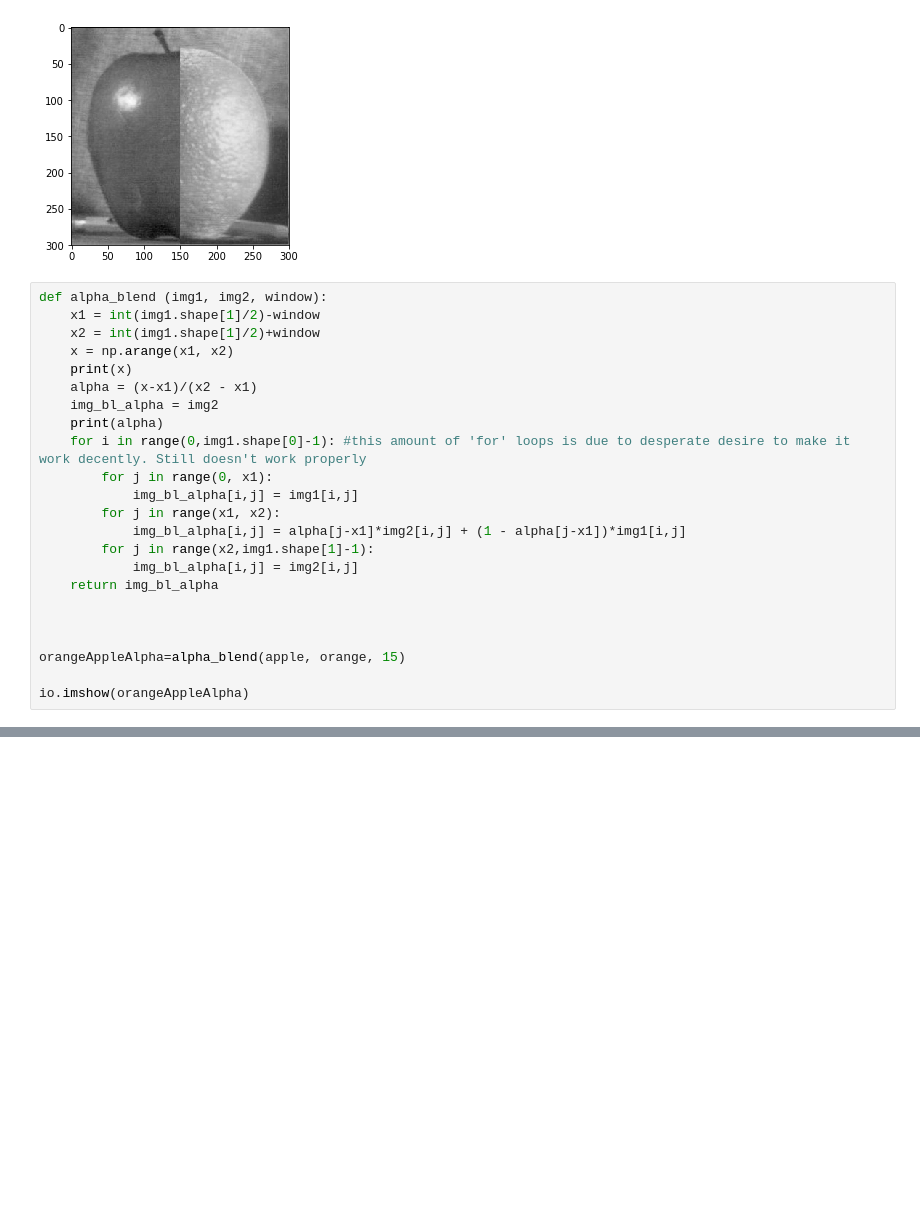
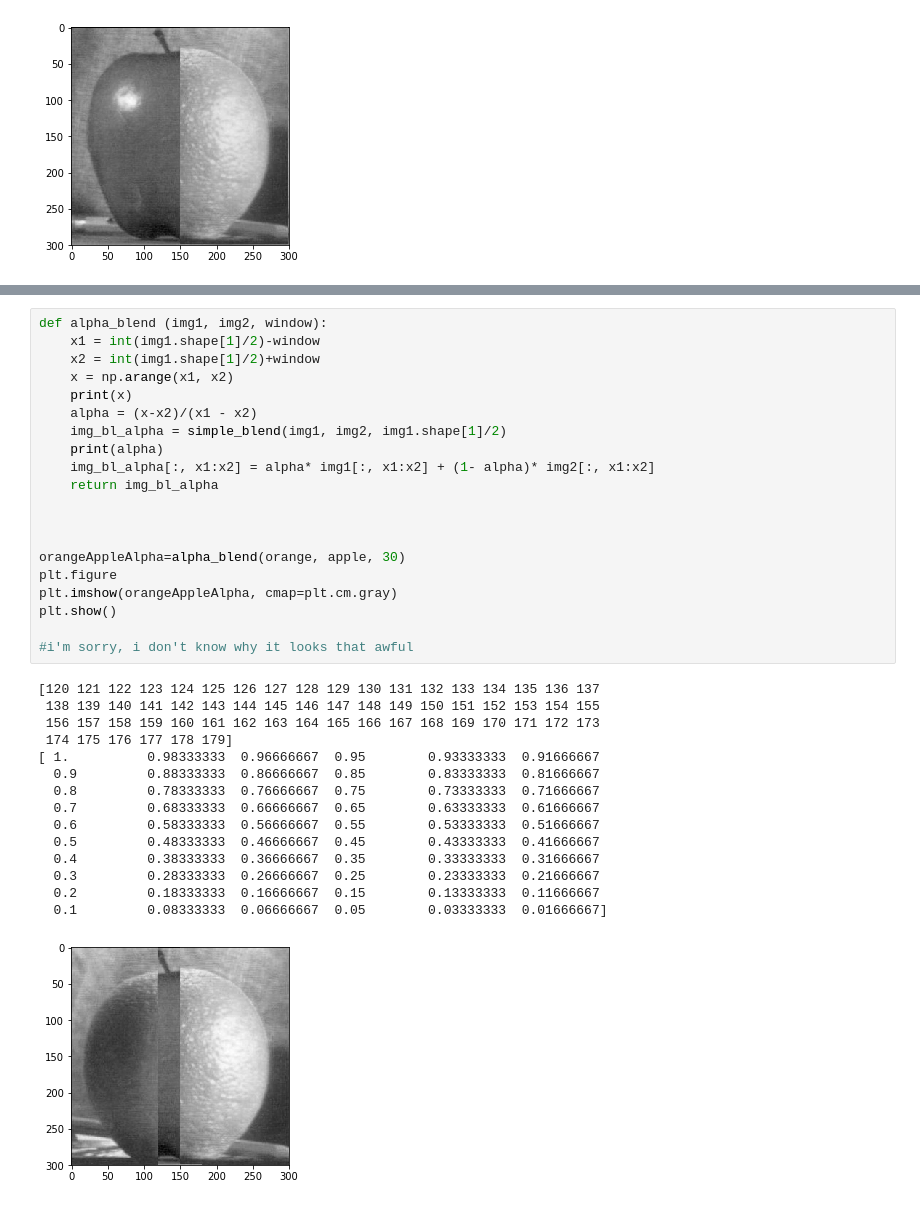
Before and after one commit to LizaGenke/B31XB-IIP-TP-1718, a Jupyter notebook: 3-interpolation-blending/3-interpolation-blending.ipynb, the cells around one changed output, grey strips where cells are left out. Saved outputs shown, nothing was run; the diff lists cells and outputs as text; blank space fills up the shorter version.

```diff
--- a/3-interpolation-blending/3-interpolation-blending.ipynb
+++ b/3-interpolation-blending/3-interpolation-blending.ipynb
@@ -106,26 +106,3 @@ plt.imshow(orangeAppleSimple, cmap=cm.gray)
 # %% [output]
 <matplotlib.image.AxesImage object at 0x...>
 [figure]
-# %%
-def alpha_blend (img1, img2, window):
-    x1 = int(img1.shape[1]/2)-window
-    x2 = int(img1.shape[1]/2)+window
-    x = np.arange(x1, x2)
-    print(x)
-    alpha = (x-x1)/(x2 - x1)
-    img_bl_alpha = img2
-    print(alpha)
-    for i in range(0,img1.shape[0]-1): #this amount of 'for' loops is due to desperate desire to make it work decently. Still doesn't work properly
-        for j in range(0, x1):
-            img_bl_alpha[i,j] = img1[i,j]
-        for j in range(x1, x2):
-            img_bl_alpha[i,j] = alpha[j-x1]*img2[i,j] + (1 - alpha[j-x1])*img1[i,j]
-        for j in range(x2,img1.shape[1]-1):
-            img_bl_alpha[i,j] = img2[i,j]
-    return img_bl_alpha
-
-
-
-orangeAppleAlpha=alpha_blend(apple, orange, 15)
-
-io.imshow(orangeAppleAlpha)
@@ -177,0 +109,36 @@ print(pLApple)
+# %%
+def alpha_blend (img1, img2, window):
+    x1 = int(img1.shape[1]/2)-window
+    x2 = int(img1.shape[1]/2)+window
+    x = np.arange(x1, x2)
+    print(x)
+    alpha = (x-x2)/(x1 - x2)
+    img_bl_alpha = simple_blend(img1, img2, img1.shape[1]/2)
+    print(alpha)
+    img_bl_alpha[:, x1:x2] = alpha* img1[:, x1:x2] + (1- alpha)* img2[:, x1:x2]
+    return img_bl_alpha
+
+
+
+orangeAppleAlpha=alpha_blend(orange, apple, 30)
+plt.figure
+plt.imshow(orangeAppleAlpha, cmap=plt.cm.gray)
+plt.show()
+
+#i'm sorry, i don't know why it looks that awful
+# %% [output]
+[120 121 122 123 124 125 126 127 128 129 130 131 132 133 134 135 136 137
+ 138 139 140 141 142 143 144 145 146 147 148 149 150 151 152 153 154 155
+ 156 157 158 159 160 161 162 163 164 165 166 167 168 169 170 171 172 173
+ 174 175 176 177 178 179]
+[ 1.          0.98333333  0.96666667  0.95        0.93333333  0.91666667
+  0.9         0.88333333  0.86666667  0.85        0.83333333  0.81666667
+  0.8         0.78333333  0.76666667  0.75        0.73333333  0.71666667
+  0.7         0.68333333  0.66666667  0.65        0.63333333  0.61666667
+  0.6         0.58333333  0.56666667  0.55        0.53333333  0.51666667
+  0.5         0.48333333  0.46666667  0.45        0.43333333  0.41666667
+  0.4         0.38333333  0.36666667  0.35        0.33333333  0.31666667
+  0.3         0.28333333  0.26666667  0.25        0.23333333  0.21666667
+  0.2         0.18333333  0.16666667  0.15        0.13333333  0.11666667
+  0.1         0.08333333  0.06666667  0.05        0.03333333  0.01666667]
+[figure, added]
```
Also changed, not shown: parts of 3 cells of this notebook, 1 other file.
